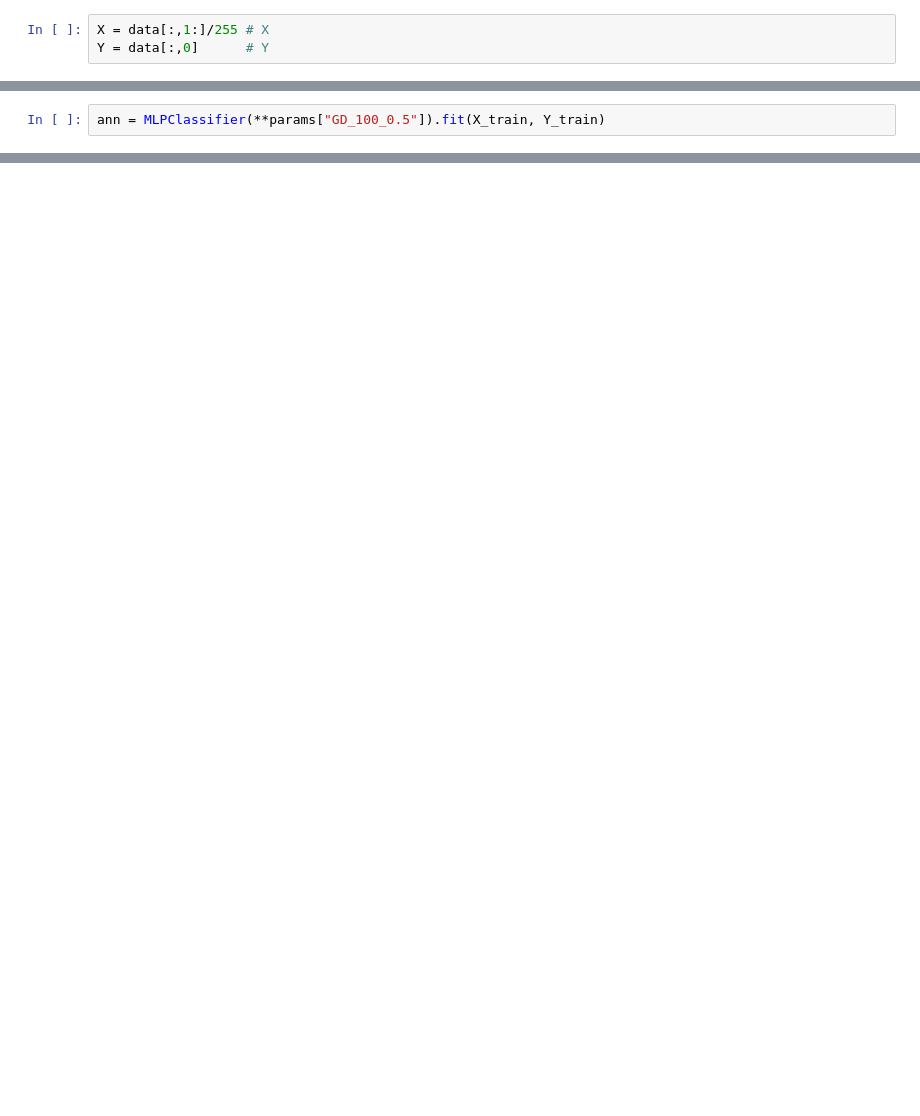
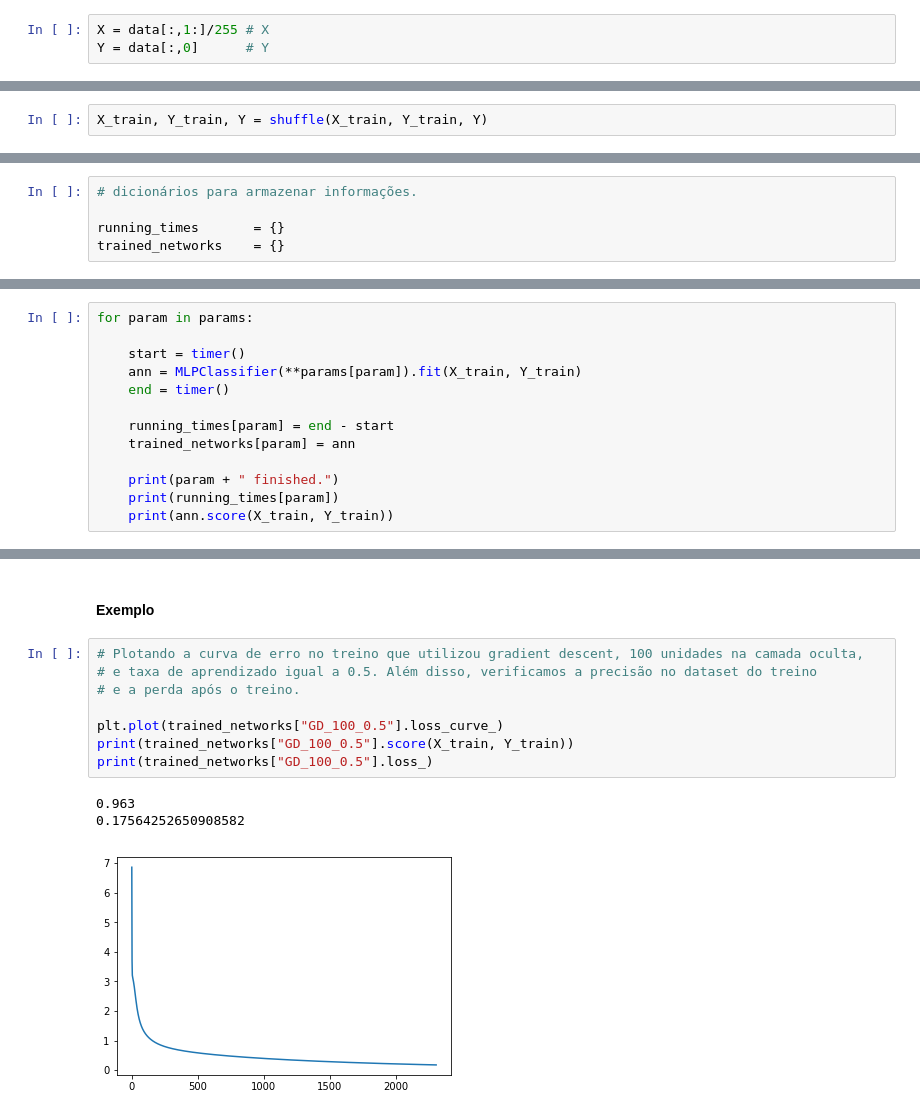
Before and after one commit to ausmauricio/ml-course, a Jupyter notebook: UFMG/ml1.ipynb, the cells around one changed output, grey strips where cells are left out. Saved outputs shown, nothing was run; the diff lists cells and outputs as text; blank space fills up the shorter version.

```diff
--- a/UFMG/ml1.ipynb
+++ b/UFMG/ml1.ipynb
@@ -16,2 +120,0 @@ Y_train = np.array([Y_dict[y] for y in Y])
-# %%
-ann = MLPClassifier(**params["GD_100_0.5"]).fit(X_train, Y_train)
@@ -22,0 +144,2 @@ plt.plot(ann.loss_curve_)
+# %%
+X_train, Y_train, Y = shuffle(X_train, Y_train, Y)
@@ -22,0 +244,5 @@ plt.plot(ann.loss_curve_)
+# %%
+# dicionários para armazenar informações.
+
+running_times       = {}
+trained_networks    = {}
@@ -22,0 +252,13 @@ plt.plot(ann.loss_curve_)
+# %%
+for param in params:
+
+    start = timer()
+    ann = MLPClassifier(**params[param]).fit(X_train, Y_train)
+    end = timer()
+
+    running_times[param] = end - start
+    trained_networks[param] = ann
+
+    print(param + " finished.")
+    print(running_times[param])
+    print(ann.score(X_train, Y_train))
@@ -22,0 +307,14 @@ plt.plot(ann.loss_curve_)
+# %% [markdown]
+#### Exemplo
+# %%
+# Plotando a curva de erro no treino que utilizou gradient descent, 100 unidades na camada oculta,
+# e taxa de aprendizado igual a 0.5. Além disso, verificamos a precisão no dataset do treino
+# e a perda após o treino.
+
+plt.plot(trained_networks["GD_100_0.5"].loss_curve_)
+print(trained_networks["GD_100_0.5"].score(X_train, Y_train))
+print(trained_networks["GD_100_0.5"].loss_)
+# %% [output]
+0.963
+0.17564252650908582
+[figure, added]
```
Also changed, not shown: parts of 50 cells of this notebook.
